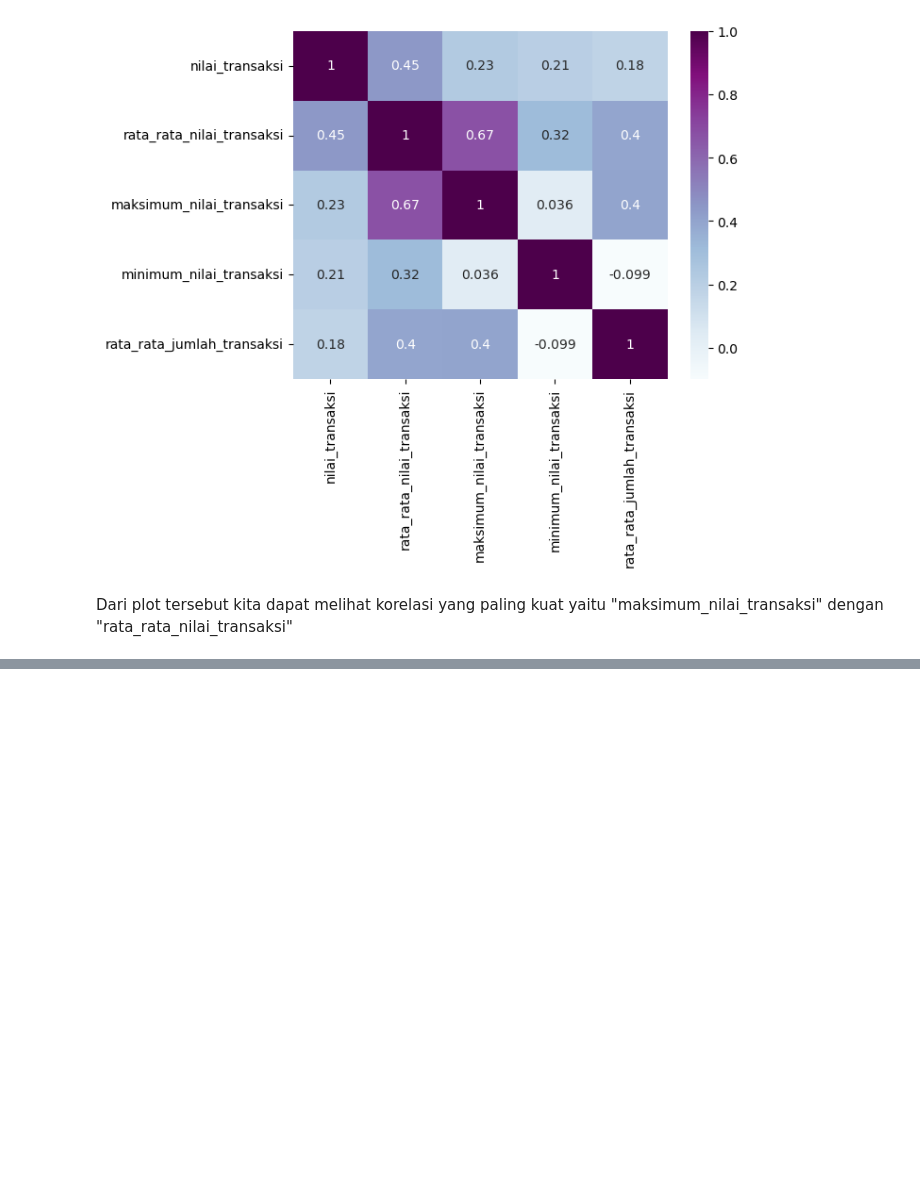
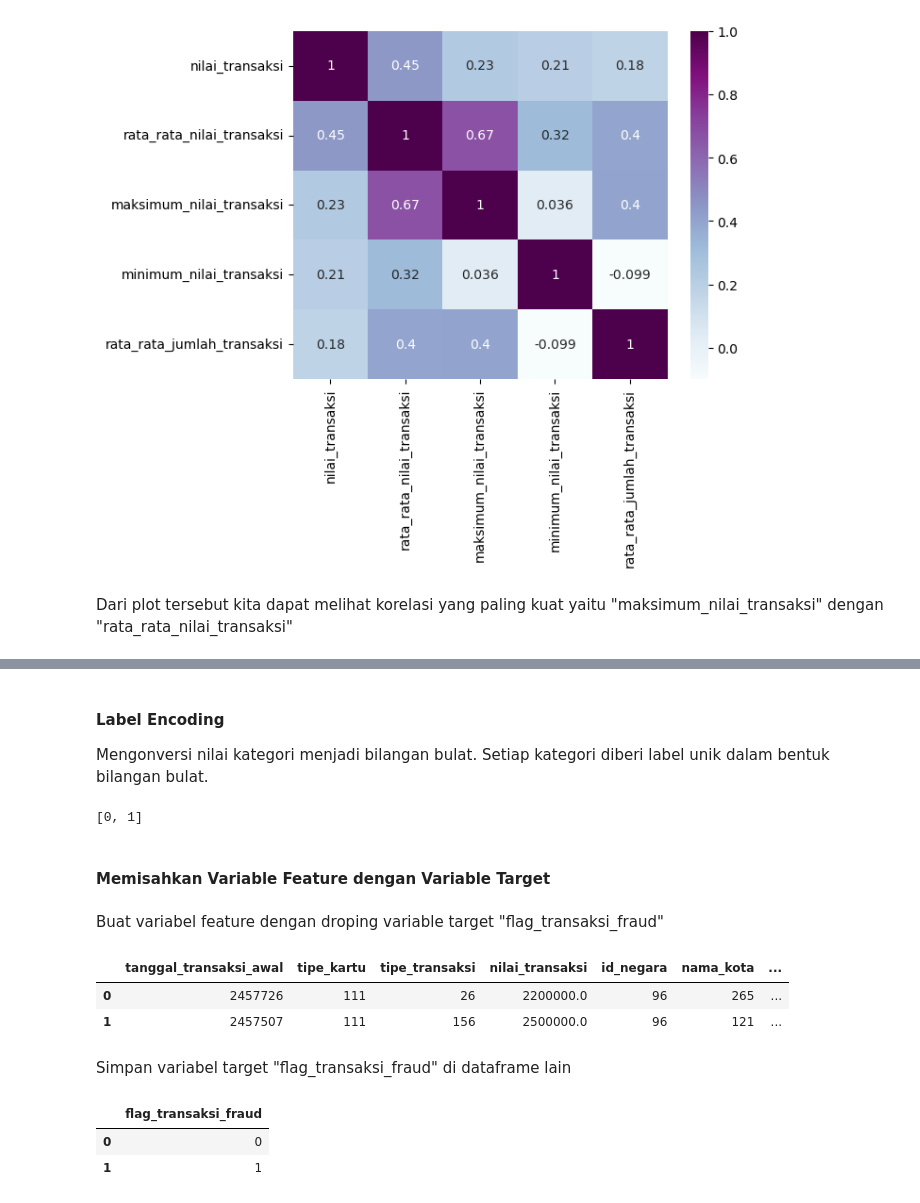
Before and after one commit to FRQNC/DatMin-Klasifikasi, a Jupyter notebook: tugas2eda.ipynb, the cells around one changed output, grey strips where cells are left out. Saved outputs shown, nothing was run; the diff lists cells and outputs as text; code cells hidden in the pictures; blank space fills up the shorter version.

```diff
--- a/tugas2eda.ipynb
+++ b/tugas2eda.ipynb
@@ -531,0 +455,14 @@ Dari plot tersebut kita dapat melihat korelasi yang paling kuat yaitu "maksimum_
+# %% [markdown]
+#### Label Encoding
+Mengonversi nilai kategori menjadi bilangan bulat. Setiap kategori diberi label unik dalam bentuk bilangan bulat.
+# %%
+from sklearn.preprocessing import LabelEncoder
+label_encoder = LabelEncoder()
+train['flag_transaksi_fraud'] = label_encoder.fit_transform(train['flag_transaksi_fraud'])
+list(label_encoder.classes_)
+# %% [output]
+[0, 1]
+# %% [markdown]
+#### Memisahkan Variable Feature dengan Variable Target
+# %% [markdown]
+Buat variabel feature dengan droping variable target "flag_transaksi_fraud"
@@ -531,0 +472,8 @@ Dari plot tersebut kita dapat melihat korelasi yang paling kuat yaitu "maksimum_
+# %%
+X.head(2)
+# %% [output]
+|  | tanggal_transaksi_awal | tipe_kartu | tipe_transaksi | nilai_transaksi | id_negara | nama_kota | ... |
+| 0 | 2457726 | 111 | 26 | 2200000.0 | 96 | 265 | ... |
+| 1 | 2457507 | 111 | 156 | 2500000.0 | 96 | 121 | ... |
+# %% [markdown]
+Simpan variabel target "flag_transaksi_fraud" di dataframe lain
@@ -531,0 +483,6 @@ Dari plot tersebut kita dapat melihat korelasi yang paling kuat yaitu "maksimum_
+# %%
+y.head(2)
+# %% [output]
+|  | flag_transaksi_fraud |
+| 0 | 0 |
+| 1 | 1 |
```
Also changed, not shown: parts of 37 cells of this notebook.
